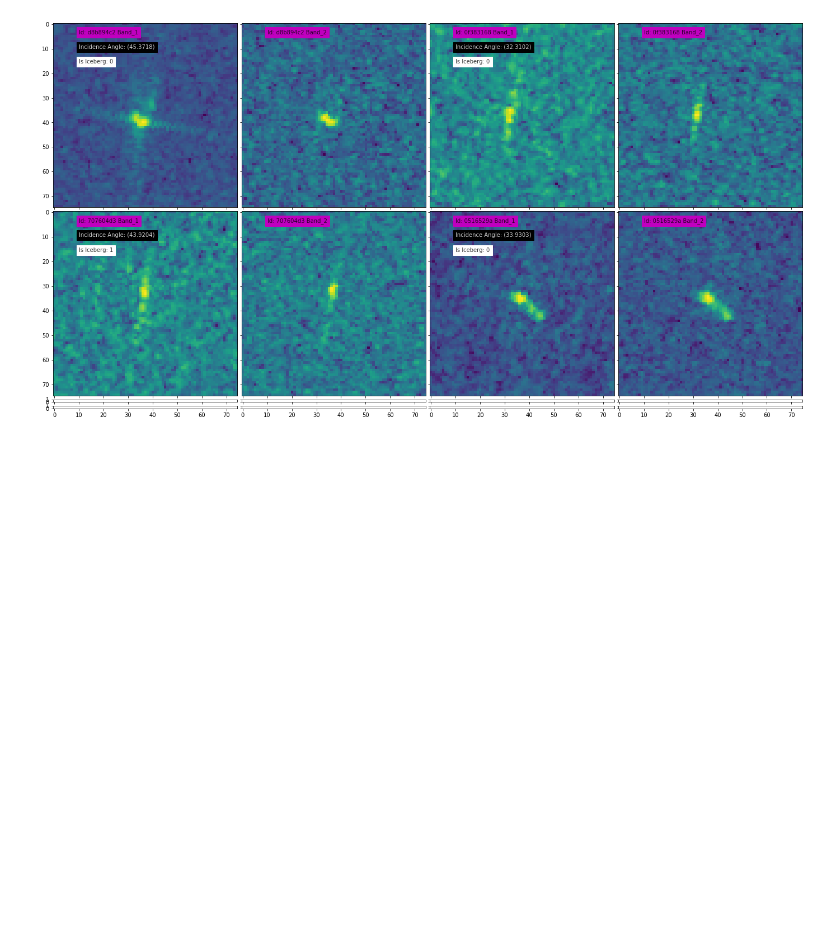
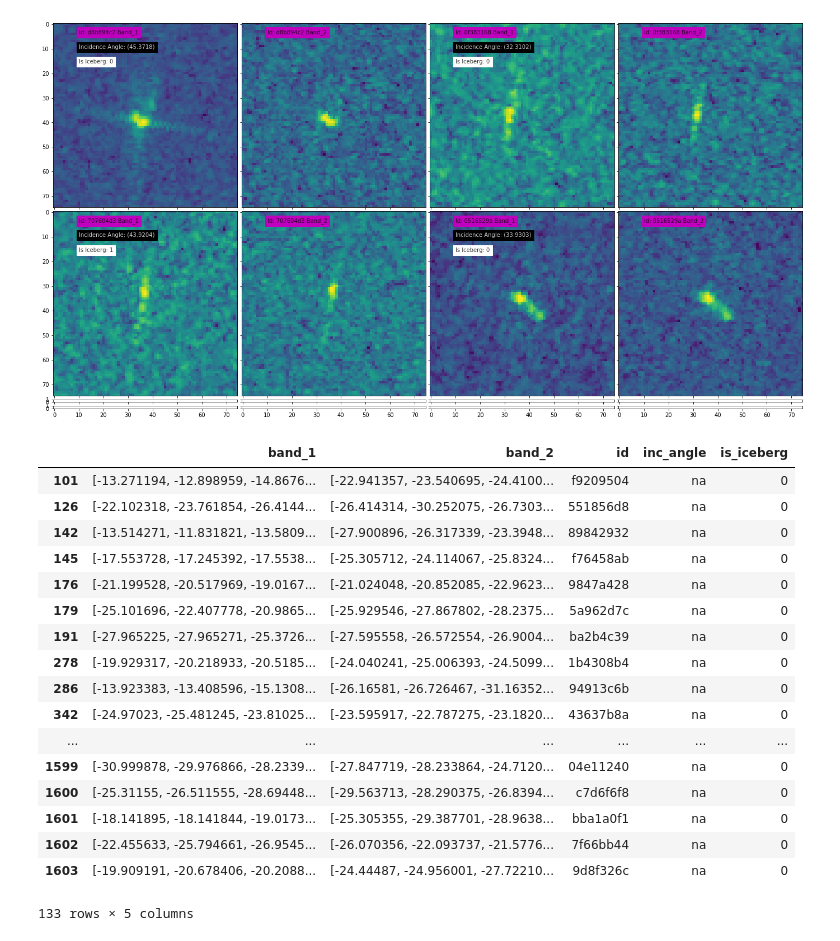
Before and after one commit to CodArs-van/Iceberg, a Jupyter notebook: Data Process.ipynb, the cells around one changed output. Saved outputs shown, nothing was run; the diff lists cells and outputs as text; code cells hidden in the pictures; blank space fills up the shorter version.

```diff
--- a/Data Process.ipynb
+++ b/Data Process.ipynb
@@ -88,3 +88,24 @@ def plotimages(df, n):
 plotimages(df_train, 4)
 # %% [output]
 [figure]
+# %%
+df_train.loc[df_train['inc_angle'] == 'na']
+# %% [output]
+|  | band_1 | band_2 | id | inc_angle | is_iceberg |
+| 101 | [-13.271194, -12.898959, -14.8676... | [-22.941357, -23.540695, -24.4100... | f9209504 | na | 0 |
+| 126 | [-22.102318, -23.761854, -26.4144... | [-26.414314, -30.252075, -26.7303... | 551856d8 | na | 0 |
+| 142 | [-13.514271, -11.831821, -13.5809... | [-27.900896, -26.317339, -23.3948... | 89842932 | na | 0 |
+| 145 | [-17.553728, -17.245392, -17.5538... | [-25.305712, -24.114067, -25.8324... | f76458ab | na | 0 |
+| 176 | [-21.199528, -20.517969, -19.0167... | [-21.024048, -20.852085, -22.9623... | 9847a428 | na | 0 |
+| 179 | [-25.101696, -22.407778, -20.9865... | [-25.929546, -27.867802, -28.2375... | 5a962d7c | na | 0 |
+| 191 | [-27.965225, -27.965271, -25.3726... | [-27.595558, -26.572554, -26.9004... | ba2b4c39 | na | 0 |
+| 278 | [-19.929317, -20.218933, -20.5185... | [-24.040241, -25.006393, -24.5099... | 1b4308b4 | na | 0 |
+| 286 | [-13.923383, -13.408596, -15.1308... | [-26.16581, -26.726467, -31.16352... | 94913c6b | na | 0 |
+| 342 | [-24.97023, -25.481245, -23.81025... | [-23.595917, -22.787275, -23.1820... | 43637b8a | na | 0 |
+| ... | ... | ... | ... | ... | ... |
+| 1599 | [-30.999878, -29.976866, -28.2339... | [-27.847719, -28.233864, -24.7120... | 04e11240 | na | 0 |
+| 1600 | [-25.31155, -26.511555, -28.69448... | [-29.563713, -28.290375, -26.8394... | c7d6f6f8 | na | 0 |
+| 1601 | [-18.141895, -18.141844, -19.0173... | [-25.305355, -29.387701, -28.9638... | bba1a0f1 | na | 0 |
+| 1602 | [-22.455633, -25.794661, -26.9545... | [-26.070356, -22.093737, -21.5776... | 7f66bb44 | na | 0 |
+| 1603 | [-19.909191, -20.678406, -20.2088... | [-24.44487, -24.956001, -27.72210... | 9d8f326c | na | 0 |
+133 rows × 5 columns
```
Also changed, not shown: parts of 1 cell of this notebook, 1 other file.
